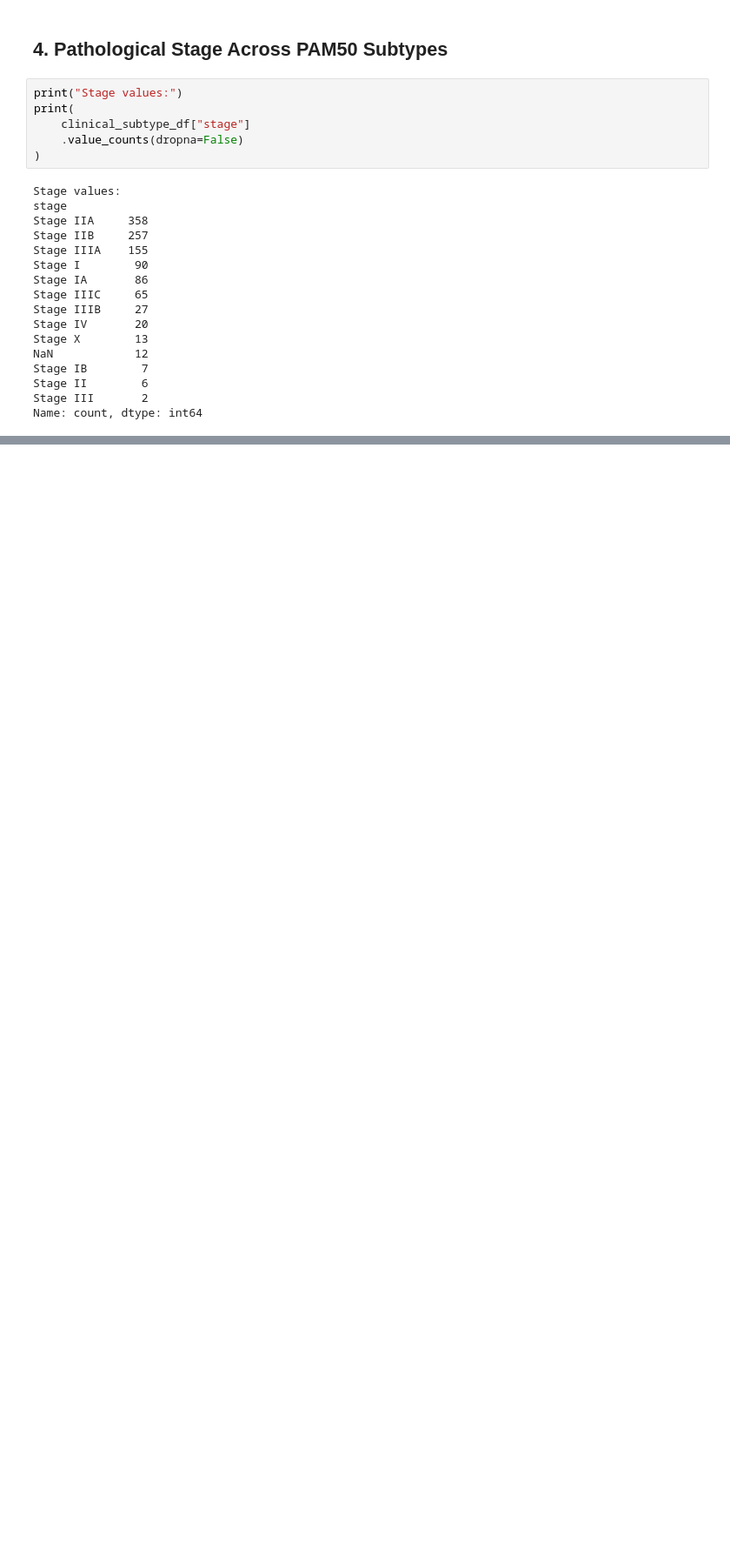
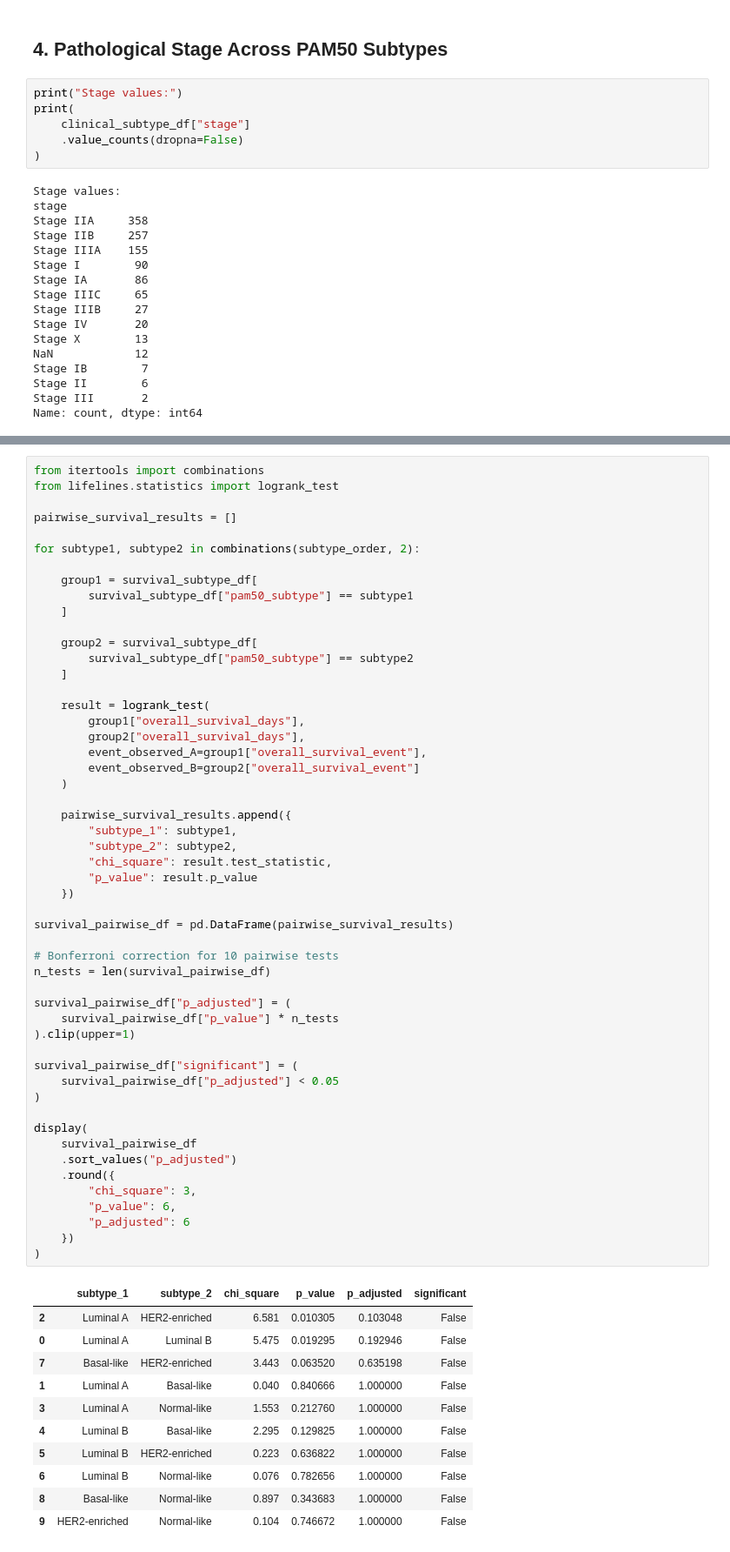
Before and after one commit to Eurus-07/Cancer-Informatics-Portfolio, a Jupyter notebook: 01_TCGA_BRCA/notebooks/05_molecular_subtype_analysis.ipynb, the cells around one changed output, grey strips where cells are left out. Shown at 87% size. Cells and saved outputs as stored; diff of their text form; blank space fills up the shorter version.

```diff
--- a/01_TCGA_BRCA/notebooks/05_molecular_subtype_analysis.ipynb
+++ b/01_TCGA_BRCA/notebooks/05_molecular_subtype_analysis.ipynb
@@ -672,0 +970,64 @@ Name: count, dtype: int64
+# %%
+from itertools import combinations
+from lifelines.statistics import logrank_test
+
+pairwise_survival_results = []
+
+for subtype1, subtype2 in combinations(subtype_order, 2):
+
+    group1 = survival_subtype_df[
+        survival_subtype_df["pam50_subtype"] == subtype1
+    ]
+
+    group2 = survival_subtype_df[
+        survival_subtype_df["pam50_subtype"] == subtype2
+    ]
+
+    result = logrank_test(
+        group1["overall_survival_days"],
+        group2["overall_survival_days"],
+        event_observed_A=group1["overall_survival_event"],
+        event_observed_B=group2["overall_survival_event"]
+    )
+
+    pairwise_survival_results.append({
+        "subtype_1": subtype1,
+        "subtype_2": subtype2,
+        "chi_square": result.test_statistic,
+        "p_value": result.p_value
+    })
+
+survival_pairwise_df = pd.DataFrame(pairwise_survival_results)
+
+# Bonferroni correction for 10 pairwise tests
+n_tests = len(survival_pairwise_df)
+
+survival_pairwise_df["p_adjusted"] = (
+    survival_pairwise_df["p_value"] * n_tests
+).clip(upper=1)
+
+survival_pairwise_df["significant"] = (
+    survival_pairwise_df["p_adjusted"] < 0.05
+)
+
+display(
+    survival_pairwise_df
+    .sort_values("p_adjusted")
+    .round({
+        "chi_square": 3,
+        "p_value": 6,
+        "p_adjusted": 6
+    })
+)
+# %% [output]
+|  | subtype_1 | subtype_2 | chi_square | p_value | p_adjusted | significant |
+| 2 | Luminal A | HER2-enriched | 6.581 | 0.010305 | 0.103048 | False |
+| 0 | Luminal A | Luminal B | 5.475 | 0.019295 | 0.192946 | False |
+| 7 | Basal-like | HER2-enriched | 3.443 | 0.063520 | 0.635198 | False |
+| 1 | Luminal A | Basal-like | 0.040 | 0.840666 | 1.000000 | False |
+| 3 | Luminal A | Normal-like | 1.553 | 0.212760 | 1.000000 | False |
+| 4 | Luminal B | Basal-like | 2.295 | 0.129825 | 1.000000 | False |
+| 5 | Luminal B | HER2-enriched | 0.223 | 0.636822 | 1.000000 | False |
+| 6 | Luminal B | Normal-like | 0.076 | 0.782656 | 1.000000 | False |
+| 8 | Basal-like | Normal-like | 0.897 | 0.343683 | 1.000000 | False |
+| 9 | HER2-enriched | Normal-like | 0.104 | 0.746672 | 1.000000 | False |
```
Also changed, not shown: parts of 17 cells of this notebook.
